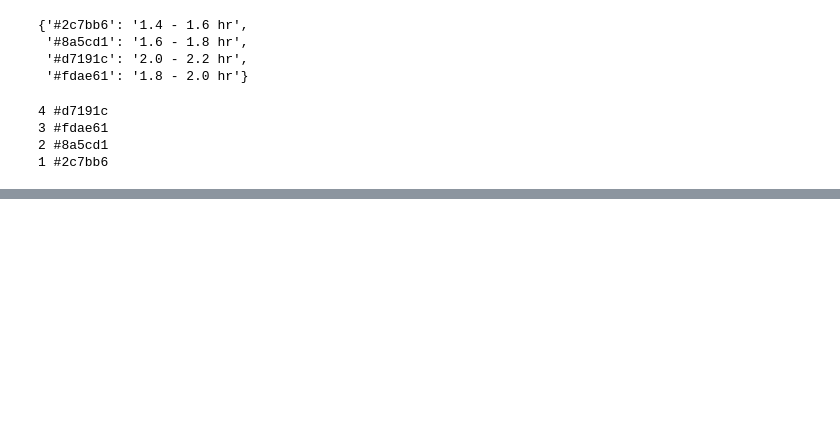
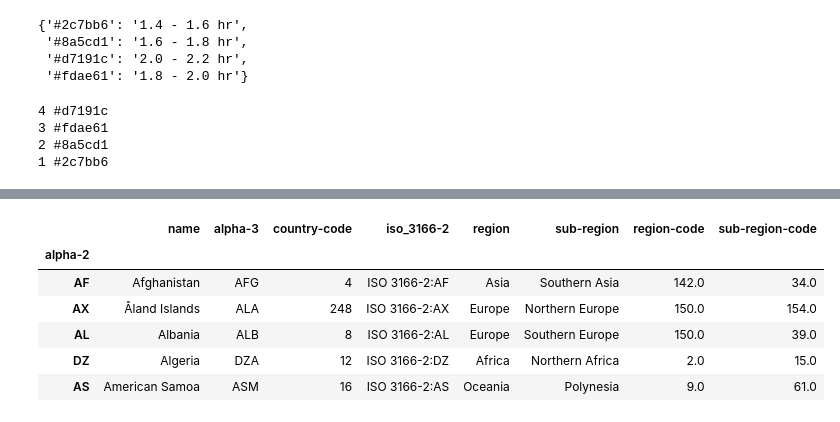
Before and after one commit to ManavalanG/imdb_movie_runtime, a Jupyter notebook: analysis/plot_imdb_runtime_on_map.ipynb, the cells around one changed output, grey strips where cells are left out. Drawn from its saved outputs; the diff is of its cells as text; code cells hidden in the pictures; blank space fills up the shorter version.

```diff
--- a/analysis/plot_imdb_runtime_on_map.ipynb
+++ b/analysis/plot_imdb_runtime_on_map.ipynb
@@ -145,0 +169,11 @@ iplot(fig)
+# %%
+slim3_pd = pd.read_csv('../data/all_geo.csv', index_col='alpha-2')
+slim3_pd.head()
+# %% [output]
+|  | name | alpha-3 | country-code | iso_3166-2 | region | sub-region | region-code | sub-region-code |
+| alpha-2 |  |  |  |  |  |  |  |  |
+| AF | Afghanistan | AFG | 4 | ISO 3166-2:AF | Asia | Southern Asia | 142.0 | 34.0 |
+| AX | Åland Islands | ALA | 248 | ISO 3166-2:AX | Europe | Northern Europe | 150.0 | 154.0 |
+| AL | Albania | ALB | 8 | ISO 3166-2:AL | Europe | Southern Europe | 150.0 | 39.0 |
+| DZ | Algeria | DZA | 12 | ISO 3166-2:DZ | Africa | Northern Africa | 2.0 | 15.0 |
+| AS | American Samoa | ASM | 16 | ISO 3166-2:AS | Oceania | Polynesia | 9.0 | 61.0 |
```
Also changed, not shown: parts of 11 cells of this notebook, 7 other files.
